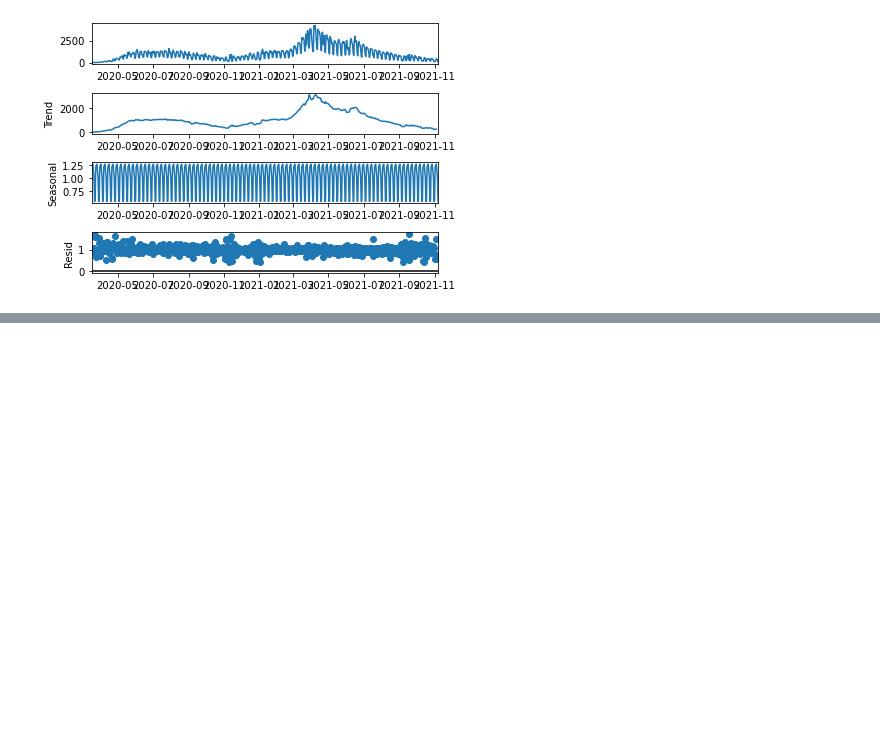
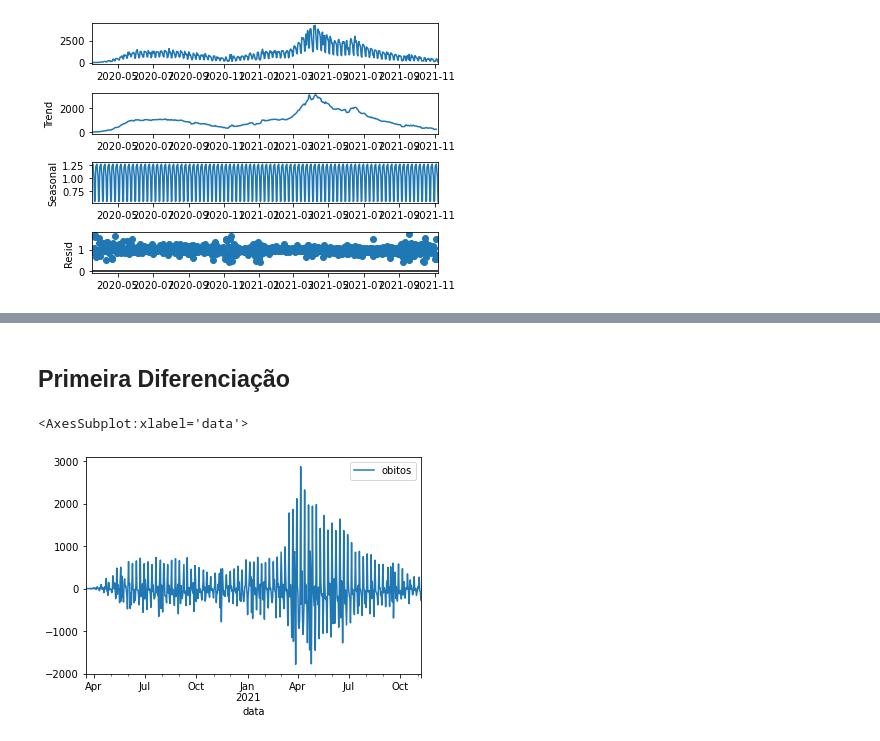
Before and after one commit to AltheusV/CovidTimeSeries, a Jupyter notebook: CovidTimeSeries.ipynb, the cells around one changed output, grey strips where cells are left out. Saved outputs shown, nothing was run; the diff lists cells and outputs as text; code cells hidden in the pictures; blank space fills up the shorter version.

```diff
--- a/CovidTimeSeries.ipynb
+++ b/CovidTimeSeries.ipynb
@@ -40,0 +87,9 @@ x.plot()
+# %% [markdown]
+## **Primeira Diferenciação**
+# %%
+#Primeira Diferenciação
+prim_dif = df.diff().dropna()
+prim_dif.plot()
+# %% [output]
+<AxesSubplot:xlabel='data'>
+[figure, added]
```
Also changed, not shown: parts of 45 cells of this notebook.
